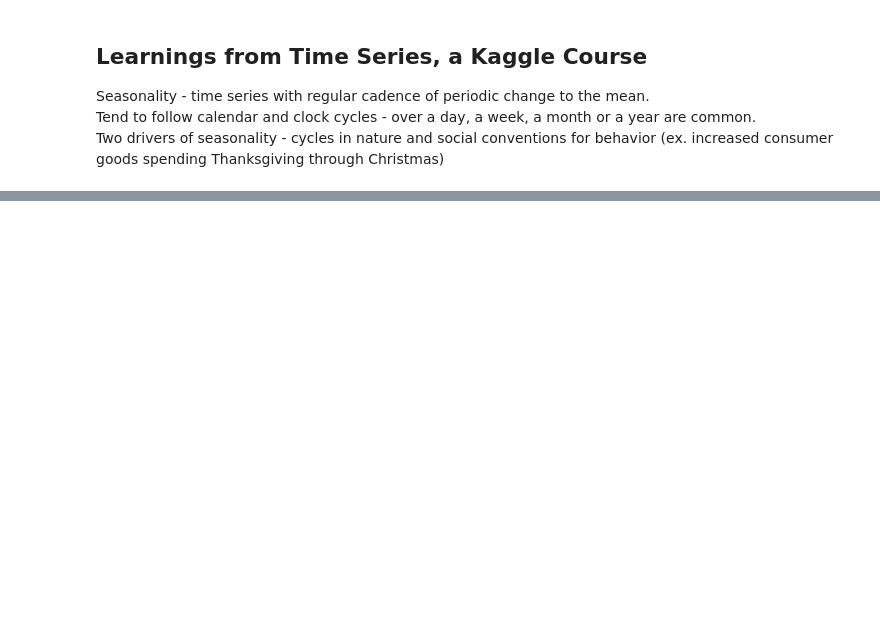
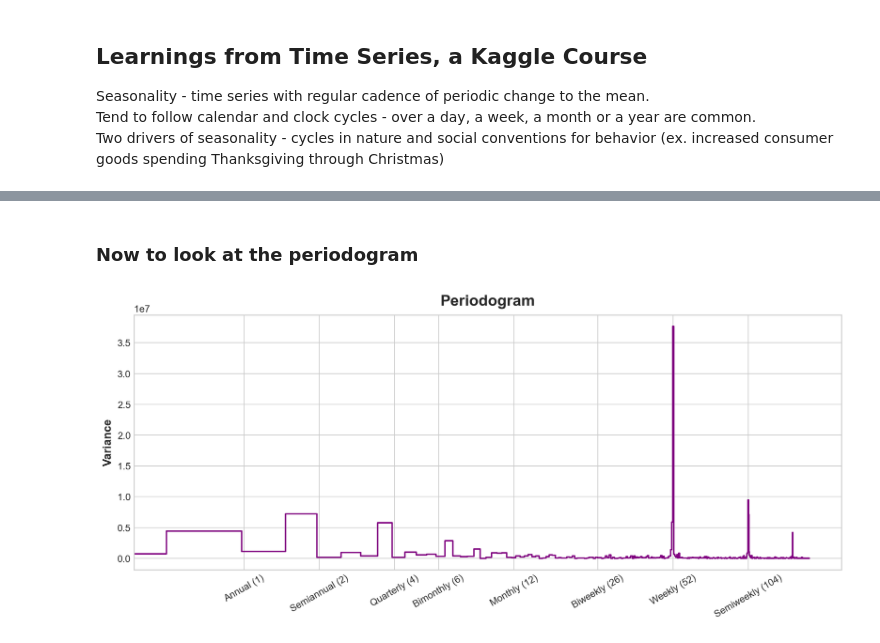
Before and after one commit to mikerly131/store_sales_ml, a Jupyter notebook: seasonality_example.ipynb, the cells around one changed output, grey strips where cells are left out. Drawn from its saved outputs; the diff is of its cells as text; code cells hidden in the pictures; blank space fills up the shorter version.

```diff
--- a/seasonality_example.ipynb
+++ b/seasonality_example.ipynb
@@ -25,0 +194,6 @@ Alternatives are binary and ordinal encoding.
+# %% [markdown]
+### Now to look at the periodogram
+# %%
+plot_periodogram(tunnel.NumVehicles);
+# %% [output]
+[figure, added]
```
Also changed, not shown: parts of 11 cells of this notebook.
